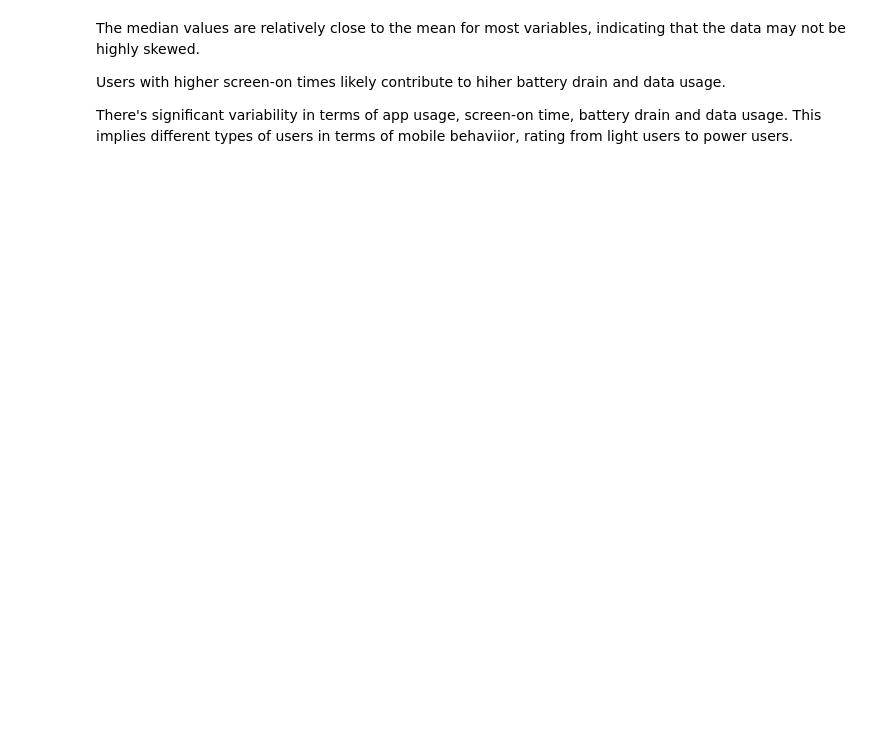
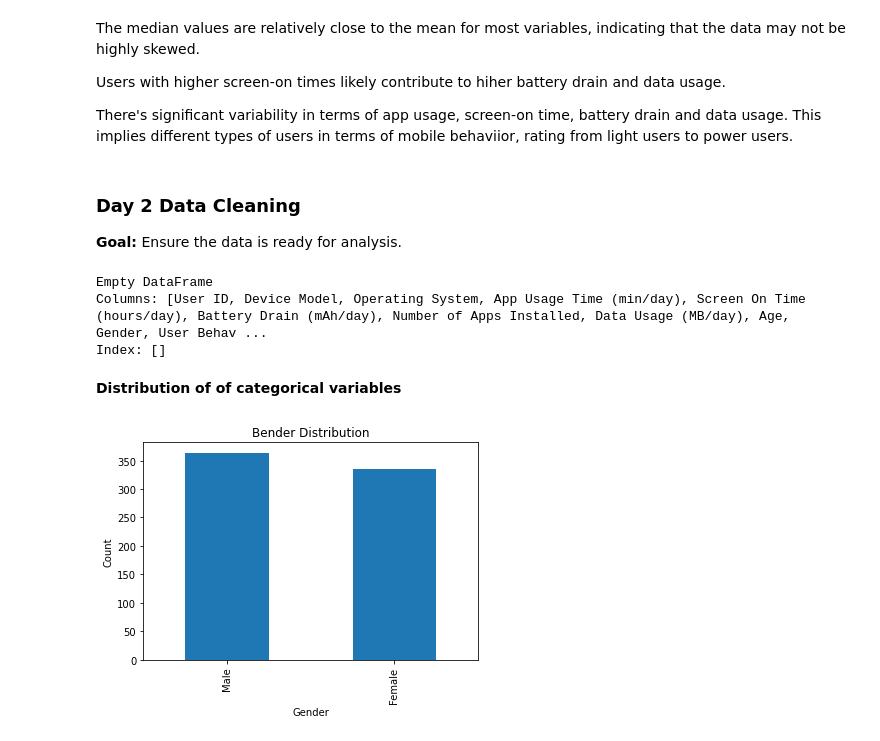
Before and after one commit to mateuszreliga/Python_MobileUserBehavior, a Jupyter notebook: MobileUserBehavior.ipynb, the cells around one changed output. Cells and saved outputs as stored; diff of their text form; code cells hidden in the pictures; blank space fills up the shorter version.

Commit message:
Add day 2 data cleaning

```diff
--- a/MobileUserBehavior.ipynb
+++ b/MobileUserBehavior.ipynb
@@ -77,3 +79,31 @@ The median values are relatively close to the mean for most variables, indicatin
 Users with higher screen-on times likely contribute to hiher battery drain and data usage.
 
 There's significant variability in terms of app usage, screen-on time, battery drain and data usage. This implies different types of users in terms of mobile behaviior, rating from light users to power users.
+# %% [markdown]
+### Day 2 Data Cleaning
+
+**Goal:** Ensure the data is ready for analysis.
+# %%
+# Step1 lets finde out if there is some duplicate values in User ID column
+
+duplicates = df[df.duplicated(subset=['User ID'])]
+
+print(duplicates)
+# %% [output]
+Empty DataFrame
+Columns: [User ID, Device Model, Operating System, App Usage Time (min/day), Screen On Time (hours/day), Battery Drain (mAh/day), Number of Apps Installed, Data Usage (MB/day), Age, Gender, User Behav ...
+Index: []
+# %% [markdown]
+**Distribution of of categorical variables**
+# %%
+# Gender distribution
+
+gender_distribution = df['Gender'].value_counts()
+
+gender_distribution.plot(kind='bar')
+plt.title('Bender Distribution')
+plt.xlabel('Gender')
+plt.ylabel('Count')
+plt.show()
+# %% [output]
+[figure, added]
```
Also changed, not shown: parts of 3 cells of this notebook.
